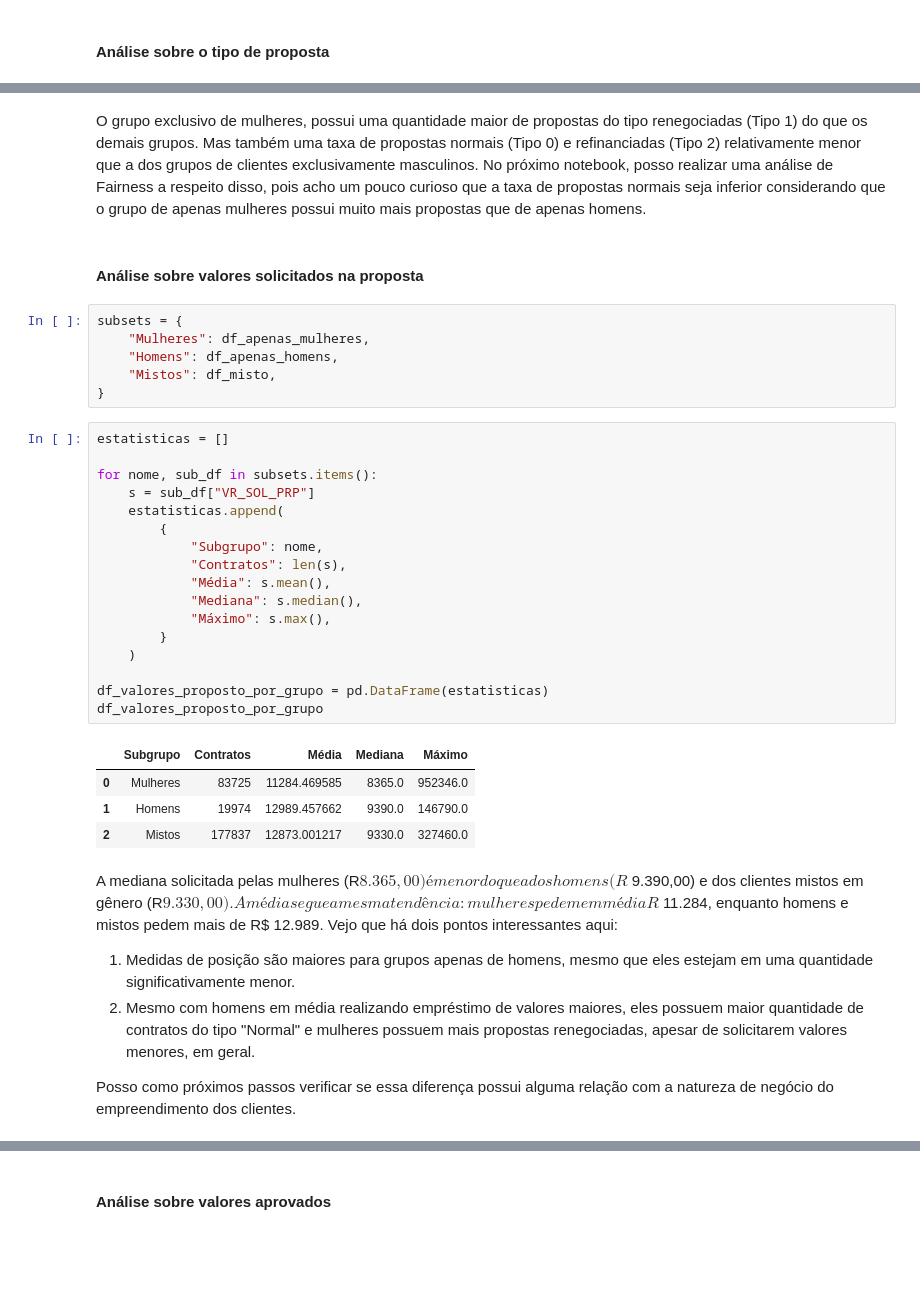
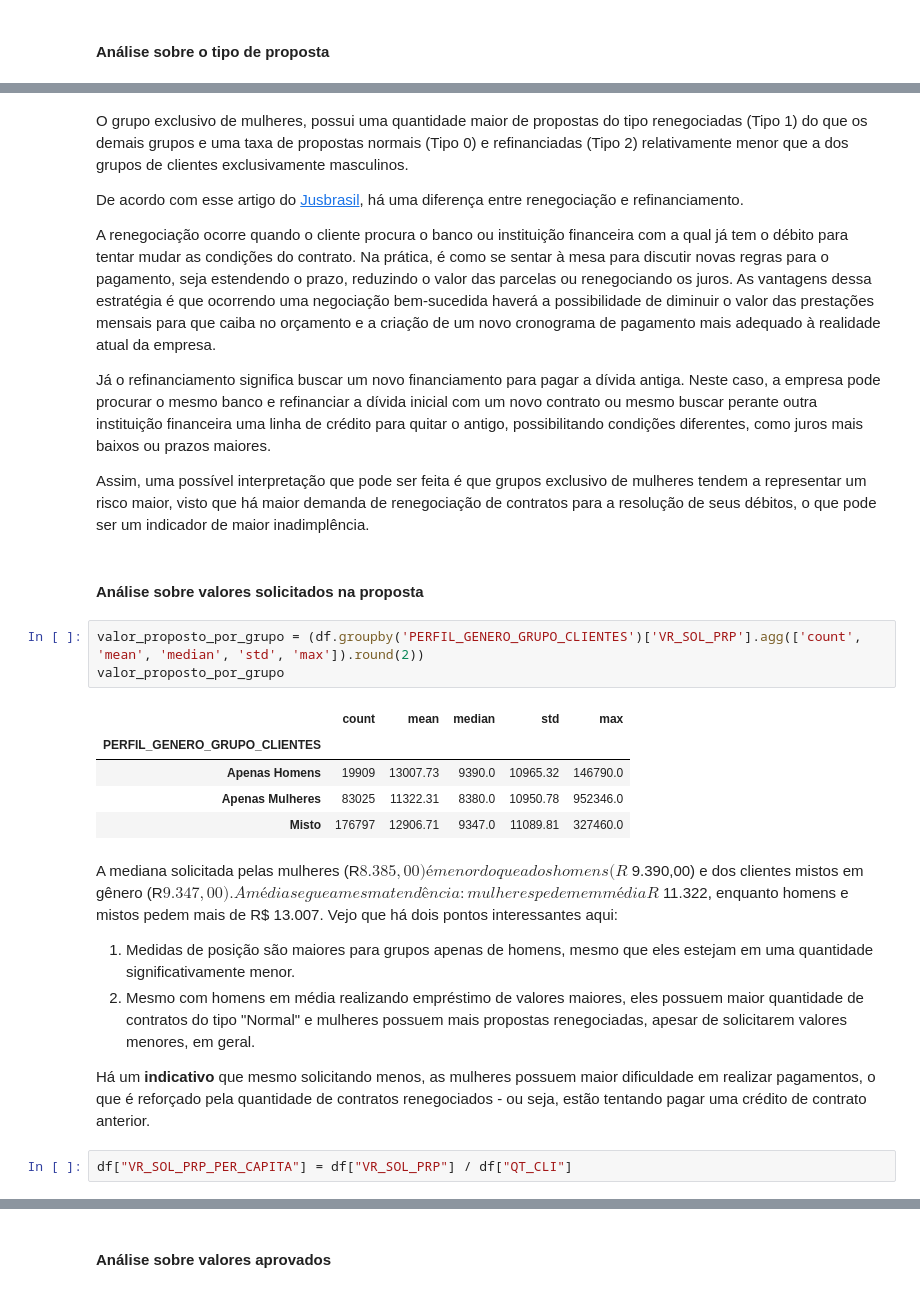
Before and after one commit to pedrofernandss/ai-fairness-credit, a Jupyter notebook: notebooks/04_exploracao_multivariada_genero.ipynb, the cells around one changed output, grey strips where cells are left out. Cells and saved outputs as stored; diff of their text form; blank space fills up the shorter version.

Commit message:
Analise de comportamento por gênero

```diff
--- a/notebooks/04_exploracao_multivariada_genero.ipynb
+++ b/notebooks/04_exploracao_multivariada_genero.ipynb
@@ -111,40 +120,31 @@ display(tabela_tipo_proposta_por_grupo)
 # %% [markdown]
-O grupo exclusivo de mulheres, possui uma quantidade maior de propostas do tipo renegociadas (Tipo 1) do que os demais grupos. Mas também uma taxa de propostas normais (Tipo 0) e refinanciadas (Tipo 2) relativamente menor que a dos grupos de clientes exclusivamente masculinos. No próximo notebook, posso realizar uma análise de Fairness a respeito disso, pois acho um pouco curioso que a taxa de propostas normais seja inferior considerando que o grupo de apenas mulheres possui muito mais propostas que de apenas homens.
+O grupo exclusivo de mulheres, possui uma quantidade maior de propostas do tipo renegociadas (Tipo 1) do que os demais grupos e uma taxa de propostas normais (Tipo 0) e refinanciadas (Tipo 2) relativamente menor que a dos grupos de clientes exclusivamente masculinos.
+
+De acordo com esse artigo do [Jusbrasil](https://www.jusbrasil.com.br/artigos/renegociacao-ou-refinanciamento-qual-a-melhor-opcao-para-sua-empresa/4730984714), há uma diferença entre renegociação e refinanciamento.
+
+A renegociação ocorre quando o cliente procura o banco ou instituição financeira com a qual já tem o débito para tentar mudar as condições do contrato. Na prática, é como se sentar à mesa para discutir novas regras para o pagamento, seja estendendo o prazo, reduzindo o valor das parcelas ou renegociando os juros. As vantagens dessa estratégia é que ocorrendo uma negociação bem-sucedida haverá a possibilidade de diminuir o valor das prestações mensais para que caiba no orçamento e a criação de um novo cronograma de pagamento mais adequado à realidade atual da empresa.
+
+Já o refinanciamento significa buscar um novo financiamento para pagar a dívida antiga. Neste caso, a empresa pode procurar o mesmo banco e refinanciar a dívida inicial com um novo contrato ou mesmo buscar perante outra instituição financeira uma linha de crédito para quitar o antigo, possibilitando condições diferentes, como juros mais baixos ou prazos maiores.
+
+Assim, uma possível interpretação que pode ser feita é que grupos exclusivo de mulheres tendem a representar um risco maior, visto que há maior demanda de renegociação de contratos para a resolução de seus débitos, o que pode ser um indicador de maior inadimplência.
 # %% [markdown]
 #### Análise sobre valores solicitados na proposta
-# %%
-subsets = {
-    "Mulheres": df_apenas_mulheres,
-    "Homens": df_apenas_homens,
-    "Mistos": df_misto,
-}
 # %%
-estatisticas = []
-
-for nome, sub_df in subsets.items():
-    s = sub_df["VR_SOL_PRP"]
-    estatisticas.append(
-        {
-            "Subgrupo": nome,
-            "Contratos": len(s),
-            "Média": s.mean(),
-            "Mediana": s.median(),
-            "Máximo": s.max(),
-        }
-    )
-
-df_valores_proposto_por_grupo = pd.DataFrame(estatisticas)
-df_valores_proposto_por_grupo
+valor_proposto_por_grupo = (df.groupby('PERFIL_GENERO_GRUPO_CLIENTES')['VR_SOL_PRP'].agg(['count', 'mean', 'median', 'std', 'max']).round(2))
+valor_proposto_por_grupo
 # %% [output]
-|  | Subgrupo | Contratos | Média | Mediana | Máximo |
-| 0 | Mulheres | 83725 | 11284.469585 | 8365.0 | 952346.0 |
-| 1 | Homens | 19974 | 12989.457662 | 9390.0 | 146790.0 |
-| 2 | Mistos | 177837 | 12873.001217 | 9330.0 | 327460.0 |
+|  | count | mean | median | std | max |
+| PERFIL_GENERO_GRUPO_CLIENTES |  |  |  |  |  |
+| Apenas Homens | 19909 | 13007.73 | 9390.0 | 10965.32 | 146790.0 |
+| Apenas Mulheres | 83025 | 11322.31 | 8380.0 | 10950.78 | 952346.0 |
+| Misto | 176797 | 12906.71 | 9347.0 | 11089.81 | 327460.0 |
 # %% [markdown]
-A mediana solicitada pelas mulheres (R$ 8.365,00) é menor do que a dos homens (R$ 9.390,00) e dos clientes mistos em gênero (R$ 9.330,00). A média segue a mesma tendência: mulheres pedem em média R$ 11.284, enquanto homens e mistos pedem mais de R$ 12.989. Vejo que há dois pontos interessantes aqui:
+A mediana solicitada pelas mulheres (R$ 8.385,00) é menor do que a dos homens (R$ 9.390,00) e dos clientes mistos em gênero (R$ 9.347,00). A média segue a mesma tendência: mulheres pedem em média R$ 11.322, enquanto homens e mistos pedem mais de R$ 13.007. Vejo que há dois pontos interessantes aqui:
 
 1. Medidas de posição são maiores para grupos apenas de homens, mesmo que eles estejam em uma quantidade significativamente menor.
 2. Mesmo com homens em média realizando empréstimo de valores maiores, eles possuem maior quantidade de contratos do tipo "Normal" e mulheres possuem mais propostas renegociadas, apesar de solicitarem valores menores, em geral.
 
-Posso como próximos passos verificar se essa diferença possui alguma relação com a natureza de negócio do empreendimento dos clientes.
+Há um **indicativo** que mesmo solicitando menos, as mulheres possuem maior dificuldade em realizar pagamentos, o que é reforçado pela quantidade de contratos renegociados - ou seja, estão tentando pagar uma crédito de contrato anterior.
+# %%
+df["VR_SOL_PRP_PER_CAPITA"] = df["VR_SOL_PRP"] / df["QT_CLI"]
 # %%
```
Also changed, not shown: parts of 50 cells of this notebook.
